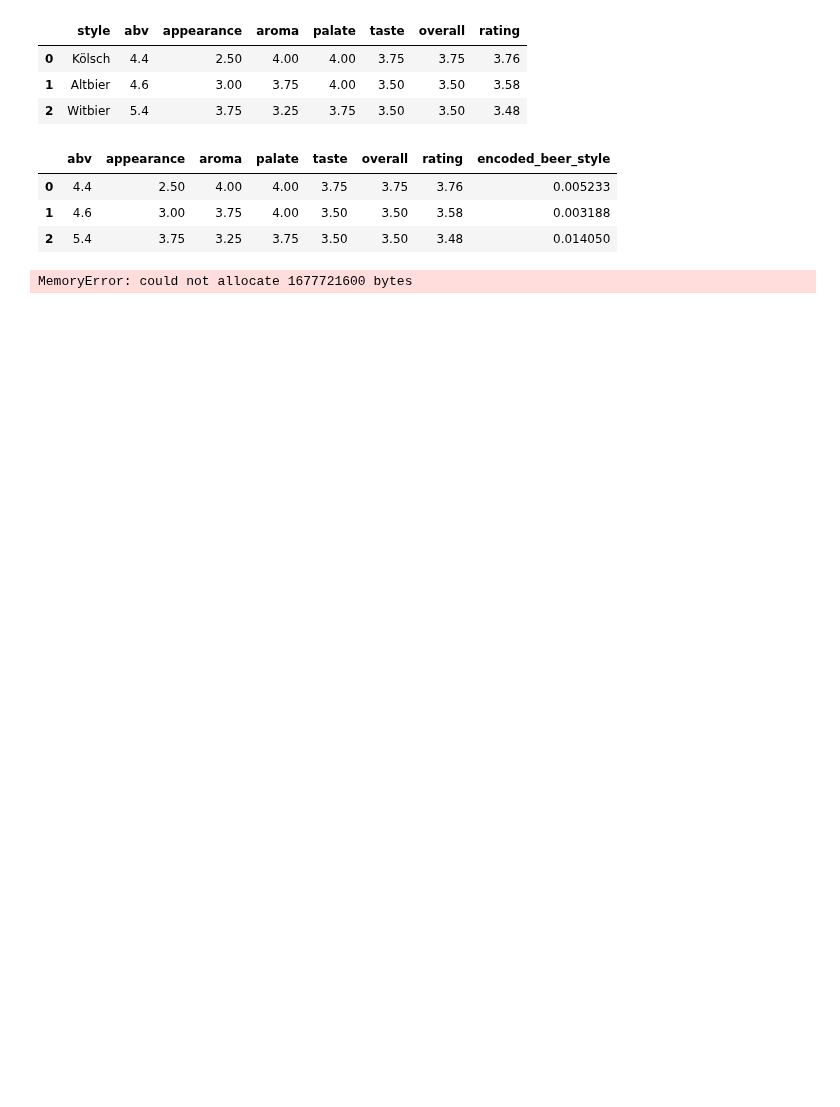
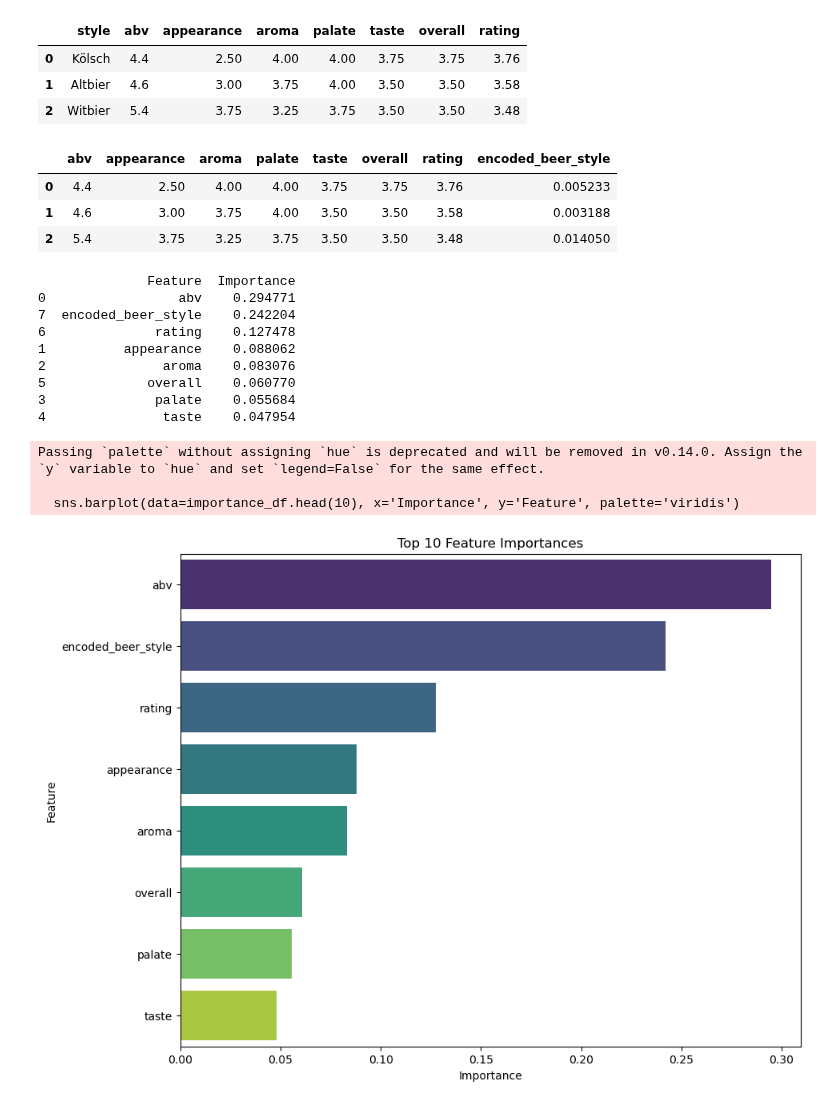
Before and after one commit to epfl-ada/ada-2024-project-x0x0, a Jupyter notebook: src/questions/param_selec.ipynb, the cells around one changed output. Cells and saved outputs as stored; diff of their text form; code cells hidden in the pictures; blank space fills up the shorter version.

Commit message:
randomfree

```diff
--- a/src/questions/param_selec.ipynb
+++ b/src/questions/param_selec.ipynb
@@ -66,6 +66,7 @@ frequency_encoding = X['style'].value_counts() / len(df)
 # Map each category to its frequency
 X['encoded_beer_style'] = X['style'].map(frequency_encoding)
 X = X.drop(columns=['style'])
+X = X.astype('float32')
 # Now, df['encoded_beer_style'] contains the frequency of each beer style
 X.head(3)
 # %% [output]
@@ -74,29 +75,41 @@ X.head(3)
 | 1 | 4.6 | 3.00 | 3.75 | 4.00 | 3.50 | 3.50 | 3.58 | 0.003188 |
 | 2 | 5.4 | 3.75 | 3.25 | 3.75 | 3.50 | 3.50 | 3.48 | 0.014050 |
 # %%
-# Step 3: Train a Random Forest Classifier
-rf = RandomForestClassifier(n_estimators=100, random_state=42)
+
+rf = RandomForestClassifier(n_estimators=20, max_depth = 10, random_state=42)
 rf.fit(X, y_encoded)
 
-# Step 4: Get feature importances
+
 feature_importances = rf.feature_importances_
 feature_names = X.columns
 
-# Create a DataFrame for better visualization
+#Data frame of feature names and their importances
 importance_df = pd.DataFrame({
     'Feature': feature_names,
     'Importance': feature_importances
 }).sort_values(by='Importance', ascending=False)
 
 # Display the top features
 print(importance_df.head(10))
 
 # Step 5: Visualize feature importances
 plt.figure(figsize=(10, 8))
 sns.barplot(data=importance_df.head(10), x='Importance', y='Feature', palette='viridis')
 plt.title('Top 10 Feature Importances')
 plt.xlabel('Importance')
 plt.ylabel('Feature')
 plt.show()
 # %% [output]
-MemoryError: could not allocate 1677721600 bytes
+              Feature  Importance
+0                 abv    0.294771
+7  encoded_beer_style    0.242204
+6              rating    0.127478
+1          appearance    0.088062
+2               aroma    0.083076
+5             overall    0.060770
+3              palate    0.055684
+4               taste    0.047954
+Passing `palette` without assigning `hue` is deprecated and will be removed in v0.14.0. Assign the `y` variable to `hue` and set `legend=False` for the same effect.
+
+  sns.barplot(data=importance_df.head(10), x='Importance', y='Feature', palette='viridis')
+[figure, added]
```
Also changed, not shown: parts of 1 cell of this notebook.
